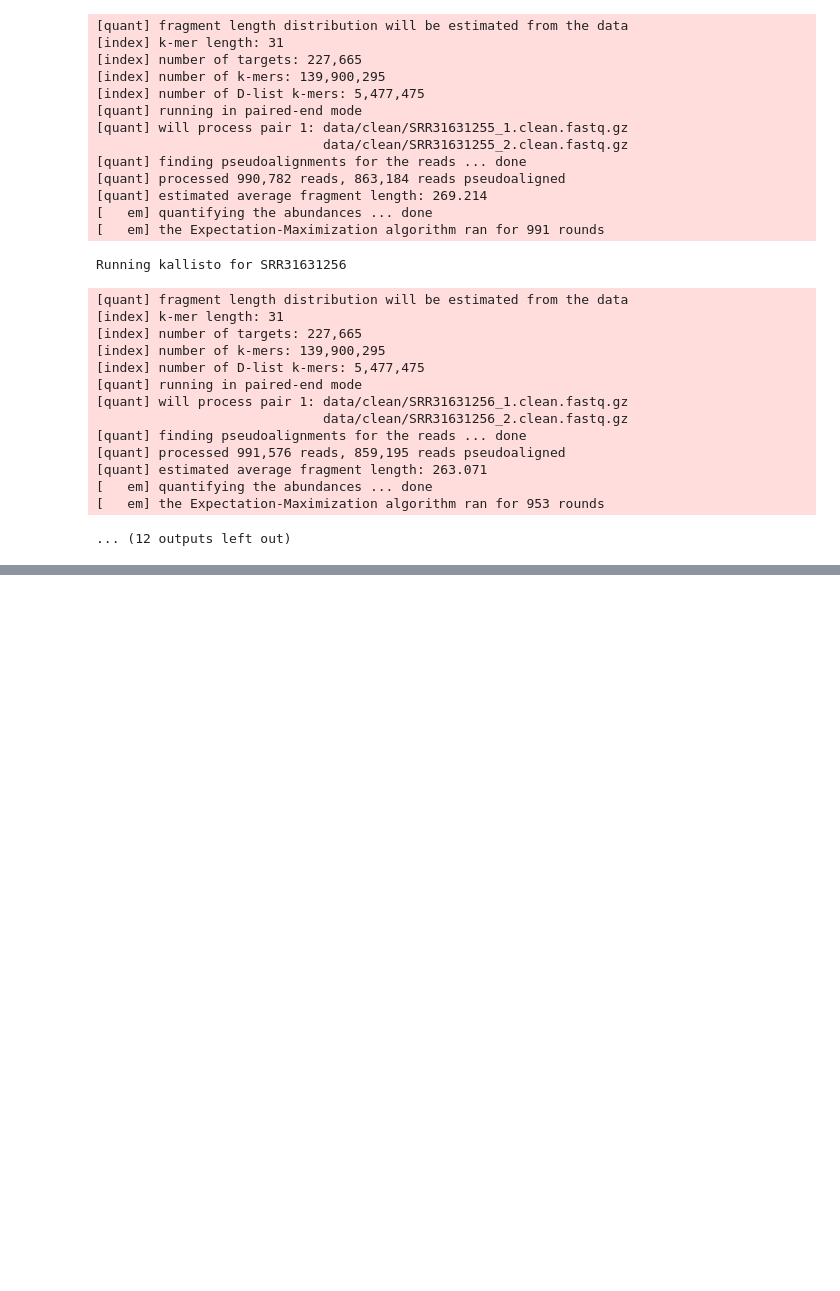
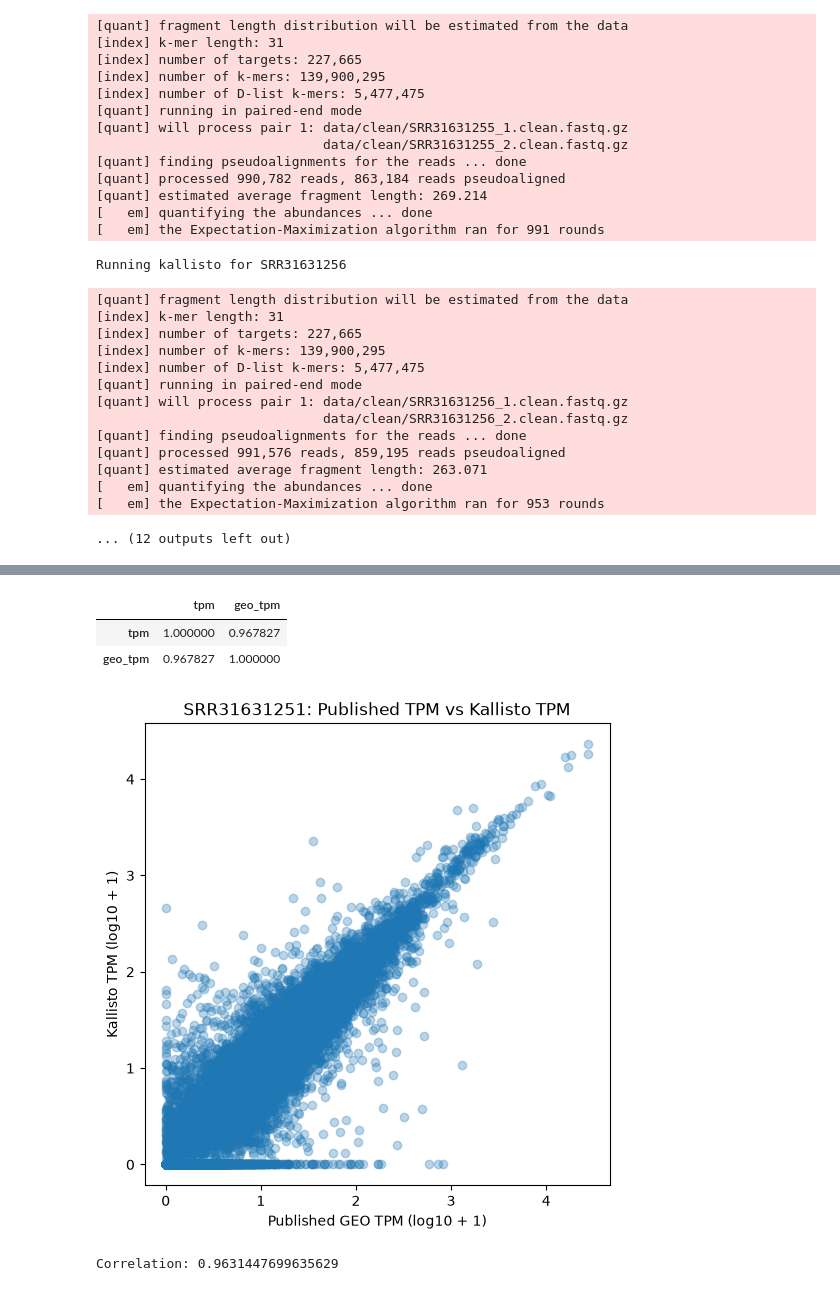
Before and after one commit to SvavaDa/GSE283655_project, a Jupyter notebook: GSE283655-simplified-data.ipynb, the cells around one changed output, grey strips where cells are left out. Cells and saved outputs as stored; diff of their text form; code cells hidden in the pictures; blank space fills up the shorter version.

Commit message:
Compare kallisto TPM values with published GEO data

```diff
--- a/GSE283655-simplified-data.ipynb
+++ b/GSE283655-simplified-data.ipynb
@@ -513,0 +671,7 @@ Running kallisto for SRR31631256
+# %%
+geo_tpm = geo_tpm.rename(
+    columns={
+        "siCTRL_with_IFN3": "siCTRL_with_IFN_3",
+        "siCTRL_wo_IFN3": "siCTRL_wo_IFN_3",
+    }
+)
@@ -513,0 +694,15 @@ Running kallisto for SRR31631256
+# %%
+geo_one = geo_tpm[
+    ["Unnamed: 0", "siMITF_with_IFN_3"]
+].copy()
+
+geo_one.columns = ["gene_id", "geo_tpm"]
+
+comparison = kallisto_gene_tpm.merge(
+    geo_one,
+    on="gene_id",
+    how="inner"
+)
+
+print(comparison.shape)
+comparison.head()
@@ -513,0 +717,37 @@ Running kallisto for SRR31631256
+# %%
+comparison[["tpm", "geo_tpm"]].corr()
+# %% [output]
+|  | tpm | geo_tpm |
+| tpm | 1.000000 | 0.967827 |
+| geo_tpm | 0.967827 | 1.000000 |
+# %%
+plt.figure(figsize=(6, 6))
+
+plt.scatter(
+    np.log10(comparison["geo_tpm"] + 1),
+    np.log10(comparison["tpm"] + 1),
+    alpha=0.3
+)
+
+plt.xlabel("Published GEO TPM (log10 + 1)")
+plt.ylabel("Kallisto TPM (log10 + 1)")
+plt.title("SRR31631251: Published TPM vs Kallisto TPM")
+
+plt.savefig(
+    "results/TPM_comparison_SRR31631251.png",
+    dpi=300,
+    bbox_inches="tight"
+)
+
+plt.show()
+# %% [output]
+[figure, added]
+# %%
+corr = np.corrcoef(
+    np.log10(comparison["geo_tpm"] + 1),
+    np.log10(comparison["tpm"] + 1)
+)[0, 1]
+
+print("Correlation:", corr)
+# %% [output]
+Correlation: 0.9631447699635629
```
Also changed, not shown: parts of 13 cells of this notebook.
